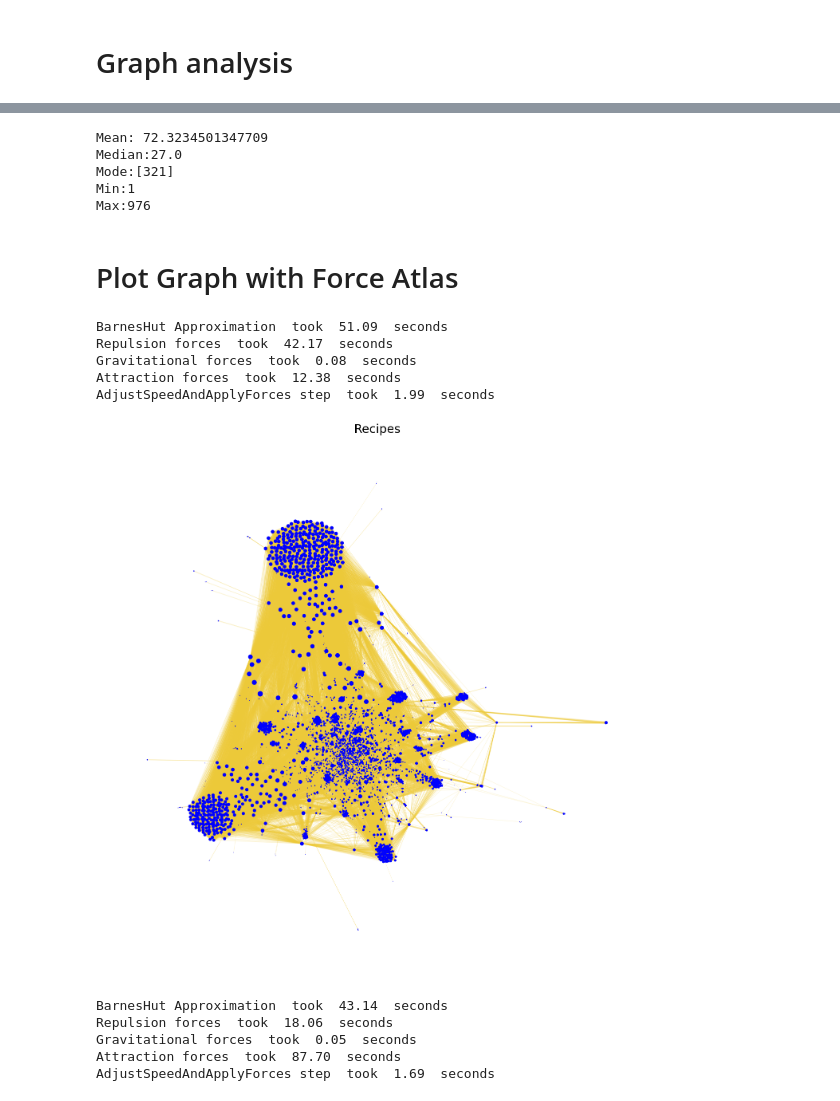
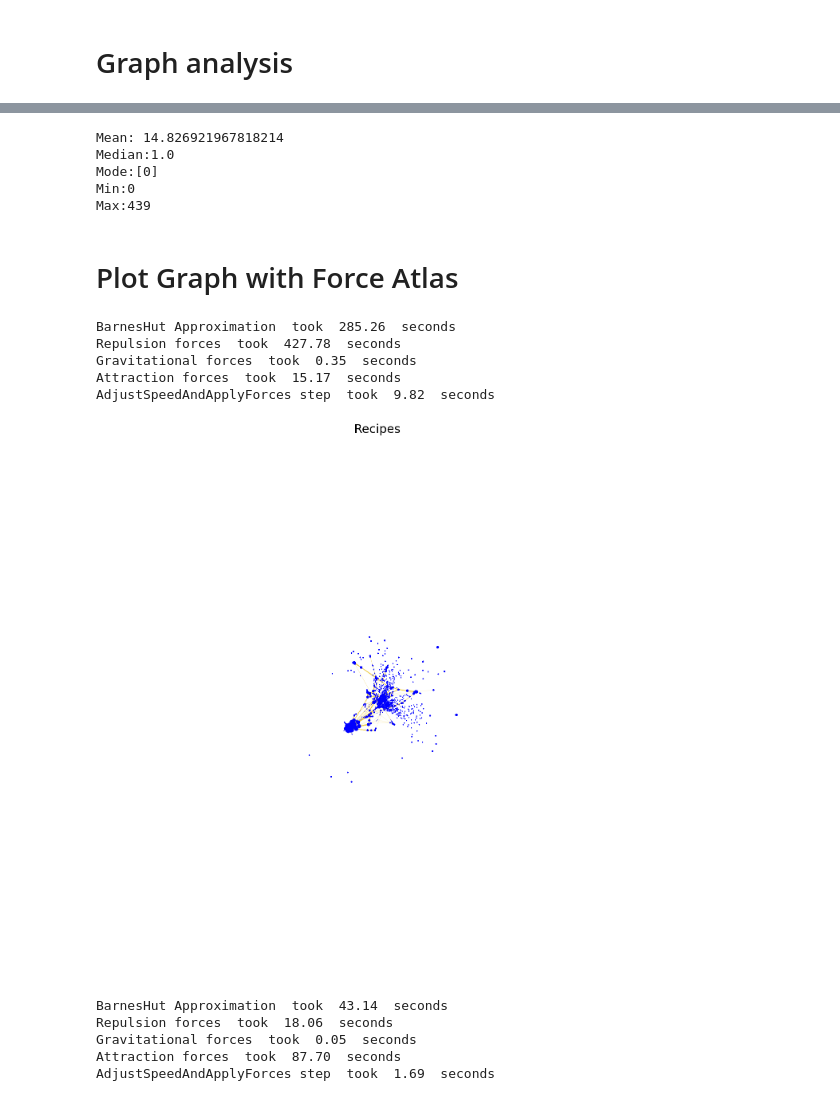
Before and after one commit to lucialarraona/finalproject_socialgraphs22, a Jupyter notebook: Notebooks/Recipes_graph.ipynb, the cells around one changed output, grey strips where cells are left out. Cells and saved outputs as stored; diff of their text form; code cells hidden in the pictures.

Commit message:
updated readme and graph

```diff
--- a/Notebooks/Recipes_graph.ipynb
+++ b/Notebooks/Recipes_graph.ipynb
@@ -60,6 +64,6 @@ dtype: object
 # %%
 # 1998 :)
 
-df_reviews = df_reviews[df_reviews['date'].dt.strftime('%Y') > '1998']
-df_reviews
+df_reviews_filter = df_reviews[df_reviews['date'].dt.strftime('%Y') == '2018']
+df_reviews_filter.shape
 # %% [output]
@@ -154,7 +180,7 @@ NameError: name 'edges' is not defined
 import networkx as nx
 
 G = nx.MultiDiGraph()
-G.add_nodes_from(np.unique(df_reviews['user_id'].values))
+G.add_nodes_from(np.unique(df_reviews_filter['user_id'].values))
 print(G)
 
 G.add_edges_from(edges_ru)
@@ -203,7 +238,7 @@ Slope of distribution: -0.5656609495304976
 from statistics import mean
 from scipy import stats
 
-degree_list = [val for (node, val) in GCC.degree()]
+degree_list = [val for (node, val) in G2.degree()]
 # Calculate stats
 mean = np.mean(degree_list)
 median = np.median(degree_list)
@@ -217,11 +252,11 @@ print(f'Mode:{mode}')
 print(f'Min:{d_min}')
 print(f'Max:{d_max}')
 # %% [output]
-Mean: 72.3234501347709
-Median:27.0
-Mode:[321]
-Min:1
-Max:976
+Mean: 14.826921967818214
+Median:1.0
+Mode:[0]
+Min:0
+Max:439
 # %% [markdown]
 # Plot Graph with Force Atlas
 # %%
@@ -257,43 +292,43 @@ forceatlas2 = ForceAtlas2(
 
 
 # Gets positions of the nodes
-positions = forceatlas2.forceatlas2_networkx_layout(GCC, pos=None, iterations=2000)
+positions = forceatlas2.forceatlas2_networkx_layout(G2, pos=None, iterations=2000)
 
 # Node size dictionary according to degrees
-d = dict(nx.degree(GCC))
+d = dict(nx.degree(G2))
 
 # Create color mapping dictionary
 #mapping = {"Marvel": 'red', "DC": 'black'}
 #colors = [mapping[GCC_U.nodes[n]['universe']] for n in GCC_U.nodes()]
 
 
 
 # Plot the Network
 plt.figure(3,figsize=(25,25))
-nc = nx.draw_networkx_nodes(GCC,
+nc = nx.draw_networkx_nodes(G2,
                        positions,
                        node_size=[v * 0.2 for v in d.values()],
                        #node_size = 10,
                        label=True,
                        node_color='blue',
                        #cmap=plt.cm.plasma_r,
                        )
 
-ec = nx.draw_networkx_edges(GCC,
+ec = nx.draw_networkx_edges(G2,
                             positions,
                             edge_color="#ECC836",
                             alpha=0.2)
 
 plt.axis('off')
 plt.title('Recipes', size = 30)
 plt.show()
 # %% [output]
-BarnesHut Approximation  took  51.09  seconds
-Repulsion forces  took  42.17  seconds
-Gravitational forces  took  0.08  seconds
-Attraction forces  took  12.38  seconds
-AdjustSpeedAndApplyForces step  took  1.99  seconds
+BarnesHut Approximation  took  285.26  seconds
+Repulsion forces  took  427.78  seconds
+Gravitational forces  took  0.35  seconds
+Attraction forces  took  15.17  seconds
+AdjustSpeedAndApplyForces step  took  9.82  seconds
-[figure, old version]
+[figure, new version]
 # %%
 from fa2 import ForceAtlas2
 import matplotlib.pyplot as plt
```
Also changed, not shown: parts of 13 cells of this notebook, 1 other file.
